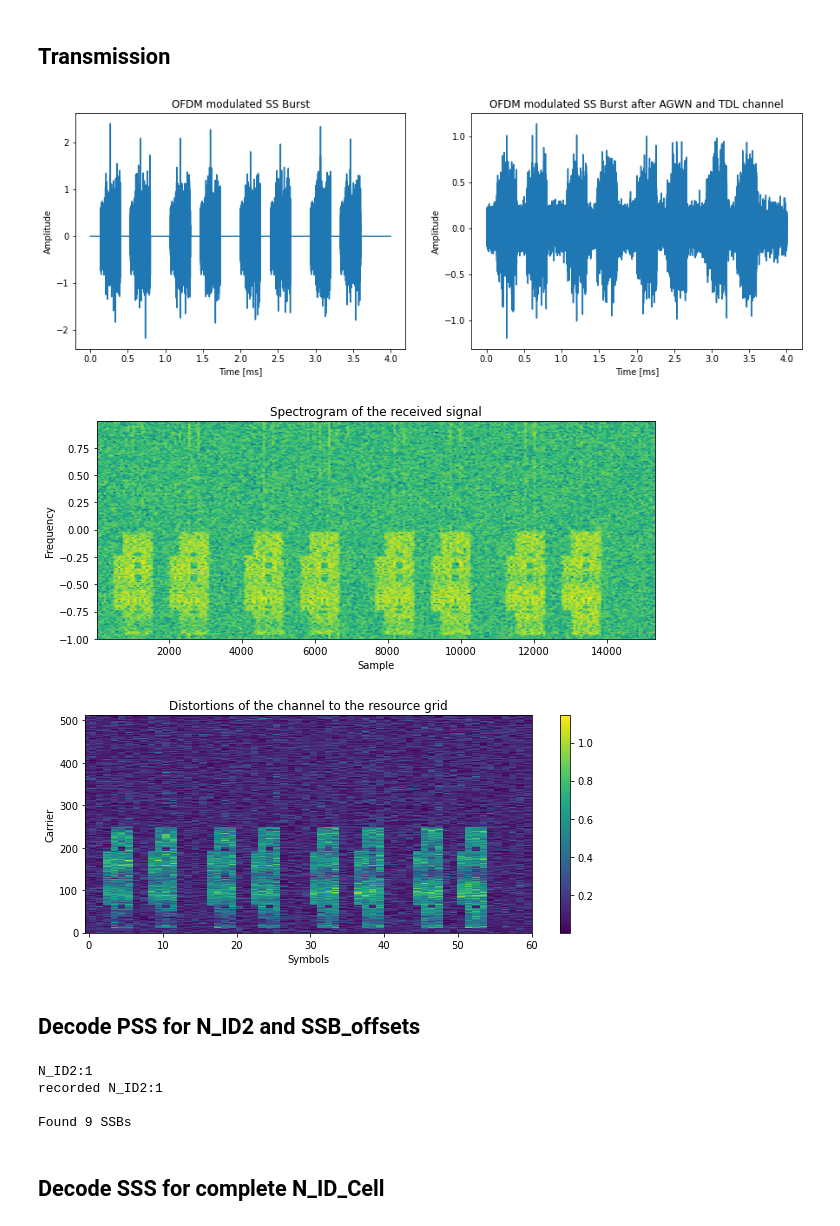
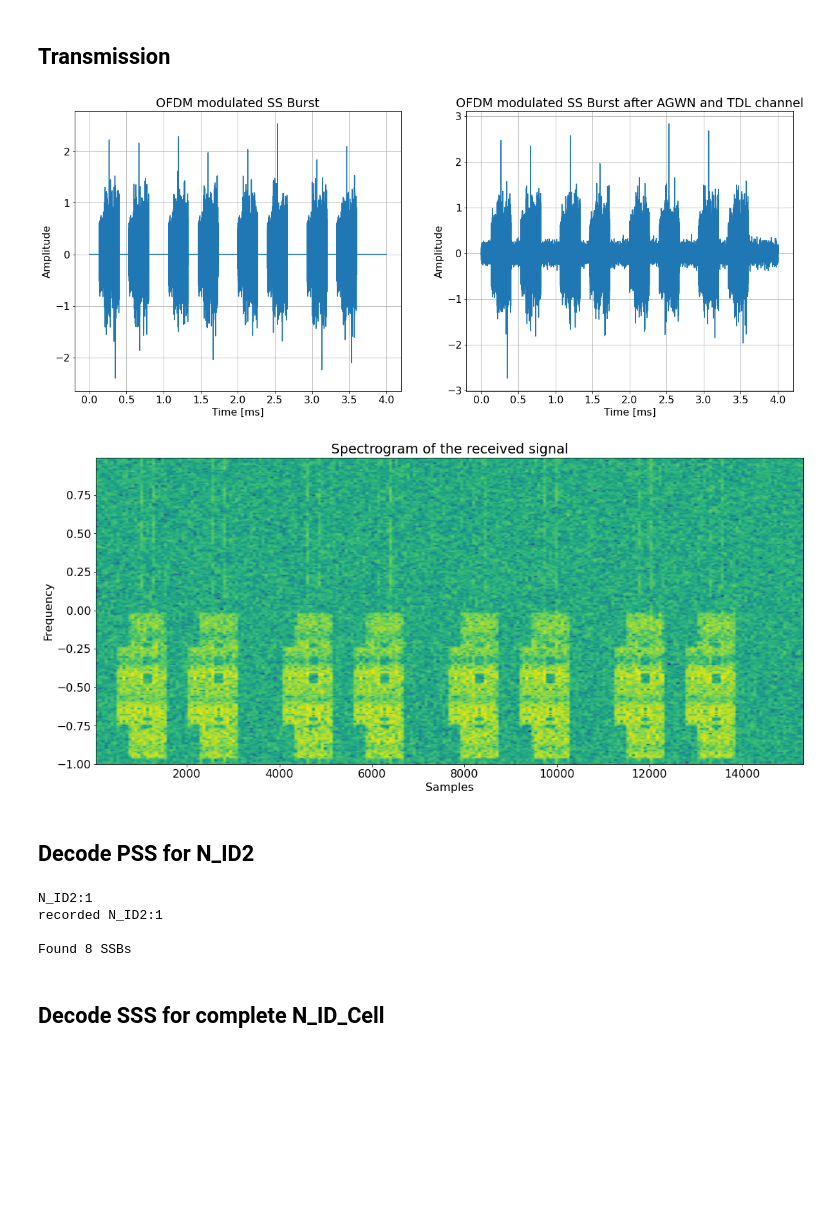
Before and after one commit to markdisterhof/nr_sync_dem, a Jupyter notebook: notebooks/cell_search_demo.ipynb, the cells around one changed output. Saved outputs shown, nothing was run; the diff lists cells and outputs as text; code cells hidden in the pictures; blank space fills up the shorter version.

```diff
--- a/notebooks/cell_search_demo.ipynb
+++ b/notebooks/cell_search_demo.ipynb
@@ -26,12 +30,12 @@ N_ID2 = np.random.randint(3)   # cell ID sector {0,1,2}
 N_ID_Cell = 3 * N_ID1 + N_ID2  # cell identity ID
 NU = N_ID_Cell % 4
 # OFDM Parameters
-mu = 0 # Numerology 38.211 Table 4.3.2-1 normal cyclic prefix only
+mu = 0 # Numerology
 CP_SIZE = 0
-FFT_SIZE = 512 #4096
+FFT_SIZE = 512
 Fd = 15
 F = 10e9 # Hz
-sh_spec = False
+sh_spec = True
 pa_spec = False
 L_max = len(ssb.get_ssb_ids(ssb.get_ssb_candidate_idx(mu, F, sh_spec, pa_spec), mu, sh_spec))
 
@@ -62,7 +66,7 @@ Ts = 1. / bandwidth  # Sampling interval
 
 jakesObj = JakesSampleGenerator(Fd, Ts, L=10)
 
-prof = TdlChannelProfile(*threegpp_tdl_channels.get_channel_profile(ch, ds_desired = 2*Ts ))
+prof = TdlChannelProfile(*threegpp_tdl_channels.get_channel_profile(ch, ds_desired = 4*Ts ))
 
 channel = TdlChannel(jakesObj, prof)
 # %%
@@ -101,44 +112,34 @@ n_lin = np.sqrt(np.mean(np.square(np.abs(s))))/np.sqrt(10**(n_db/10))
 n = (np.random.normal(0,n_lin,len(rec)) + 1j* np.random.normal(0,n_lin,len(rec))) /np.sqrt(2)
 rec += n
 # %%
-fig, [ax0,ax1] = plt.subplots(figsize=(15,5), ncols = 2)
+fig, [ax0,ax1] = plt.subplots(figsize=(20,8), ncols = 2)
 
 ax0.set_title('OFDM modulated SS Burst')
 ax0.set_xlabel('Time [ms]')
 ax0.set_ylabel('Amplitude')
+ax0.grid(True, which="both", ls="-")
 _ = ax0.plot(1e3*Ts*np.arange(len(s)),np.real(s))
 
 ax1.set_title('OFDM modulated SS Burst after AGWN and TDL channel')
 ax1.set_xlabel('Time [ms]')
 ax1.set_ylabel('Amplitude')
+ax1.grid(True, which="both", ls="-")
 _ = ax1.plot(1e3*Ts*np.arange(len(rec)),np.real(rec))
 
 fig.savefig("./im/m2_sig_noise.pdf", dpi=50)
 # %% [output]
-[figure, old version]
+[figure, new version]
 # %%
-fig, ax = plt.subplots(figsize=(10,4))
+fig, ax = plt.subplots(figsize=(18,8))
 ax.set_title('Spectrogram of the received signal')
-ax.set_xlabel('Sample')
+ax.set_xlabel('Samples')
 ax.set_ylabel('Frequency')
 _ = ax.specgram(rec)
 fig.savefig("./im/m2_spec.pdf", dpi=50)
 # %% [output]
-[figure, old version]
+[figure, new version]
-# %%
-demod = ofdm_modem.demodulate(rec[:FFT_SIZE * n_symb])
-
-fig, ax = plt.subplots(figsize=(10,4))
-ax.set_title('Distortions of the channel to the resource grid')
-ax.set_xlabel('Symbols')
-ax.set_ylabel('Carrier')
-ax.pcolormesh(range(n_symb),range(FFT_SIZE),np.abs(demod.reshape((FFT_SIZE, n_symb), order='F')), shading='auto')
-_ = plt.colorbar(ax.pcolor(np.abs(np.abs(demod.reshape((FFT_SIZE, n_symb), order='F')))), ax=ax)
-fig.savefig("./im/m2_noisy_demod.pdf", dpi=50)
-# %% [output]
-[figure, removed]
 # %% [markdown]
-## Decode PSS for N_ID2 and SSB_offsets
+## Decode PSS for N_ID2
 # %%
 rec_no = rec[:(FFT_SIZE + CP_SIZE) * n_symb]
 ssbs,nid2,samp, offs = decode.sync_pss(rec_no, FFT_SIZE, None)
@@ -148,7 +149,7 @@ print('N_ID2:{}\nrecorded N_ID2:{}\n\nFound {} SSBs'.format(N_ID2, rec_nid2, len
 N_ID2:1
 recorded N_ID2:1
 
-Found 9 SSBs
+Found 8 SSBs
 # %% [markdown]
 ## Decode SSS for complete N_ID_Cell
 # %%
```
Also changed, not shown: parts of 14 cells of this notebook, 9 other files.
